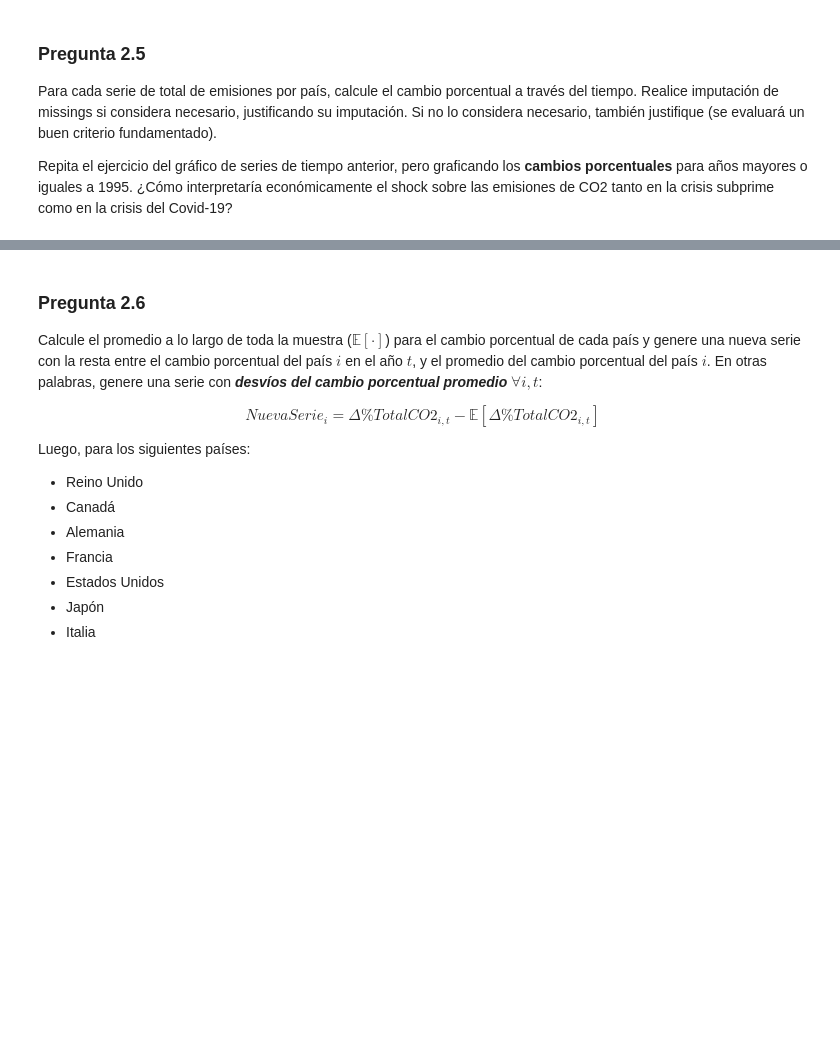
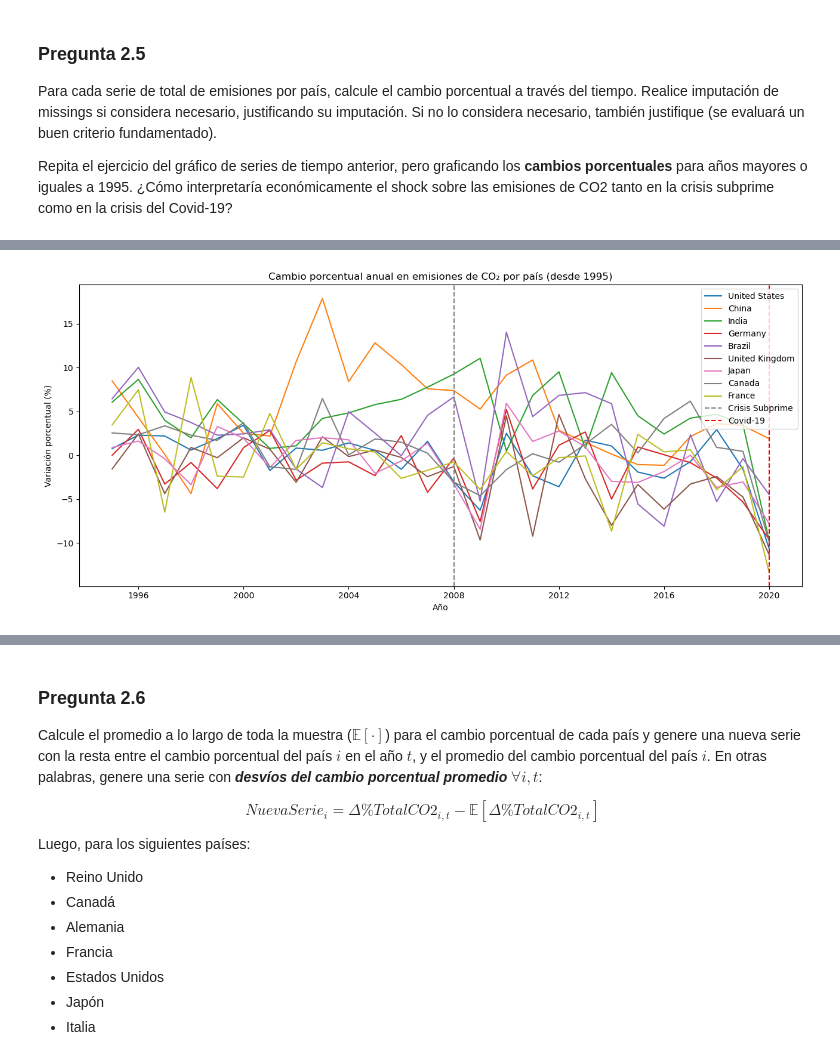
Before and after one commit to GabOqueli-16062022/Aplicaciones_Machine_Learning_economia, a Jupyter notebook: Tarea I/Tarea_1.ipynb, the cells around one changed output, grey strips where cells are left out. Cells and saved outputs as stored; diff of their text form; code cells hidden in the pictures; blank space fills up the shorter version.

```diff
--- a/Tarea I/Tarea_1.ipynb
+++ b/Tarea I/Tarea_1.ipynb
@@ -1219,0 +1292,18 @@ Repita el ejercicio del gráfico de series de tiempo anterior, pero graficando l
+# %%
+# Gráfico de 1995 en delante
+df_pct_1995 =df_pct[df_pct['Year'].dt.year >= 1995]
+plt.figure(figsize=(13, 6))
+for pais in paises:
+    data = df_pct_1995[df_pct_1995['Country'] == pais]
+    plt.plot(data['Year'], data['pct_change_total'], label=pais)
+# Marcar eventos económicos globales
+plt.axvline(pd.to_datetime('2008'), color='gray', linestyle='--', label='Crisis Subprime')
+plt.axvline(pd.to_datetime('2020'), color='red', linestyle='--', label='Covid-19')
+plt.title('Cambio porcentual anual en emisiones de CO₂ por país (desde 1995)')
+plt.xlabel('Año')
+plt.ylabel('Variación porcentual (%)')
+plt.legend()
+plt.tight_layout()
+plt.show()
+# %% [output]
+[figure, added]
```
Also changed, not shown: parts of 15 cells of this notebook.
